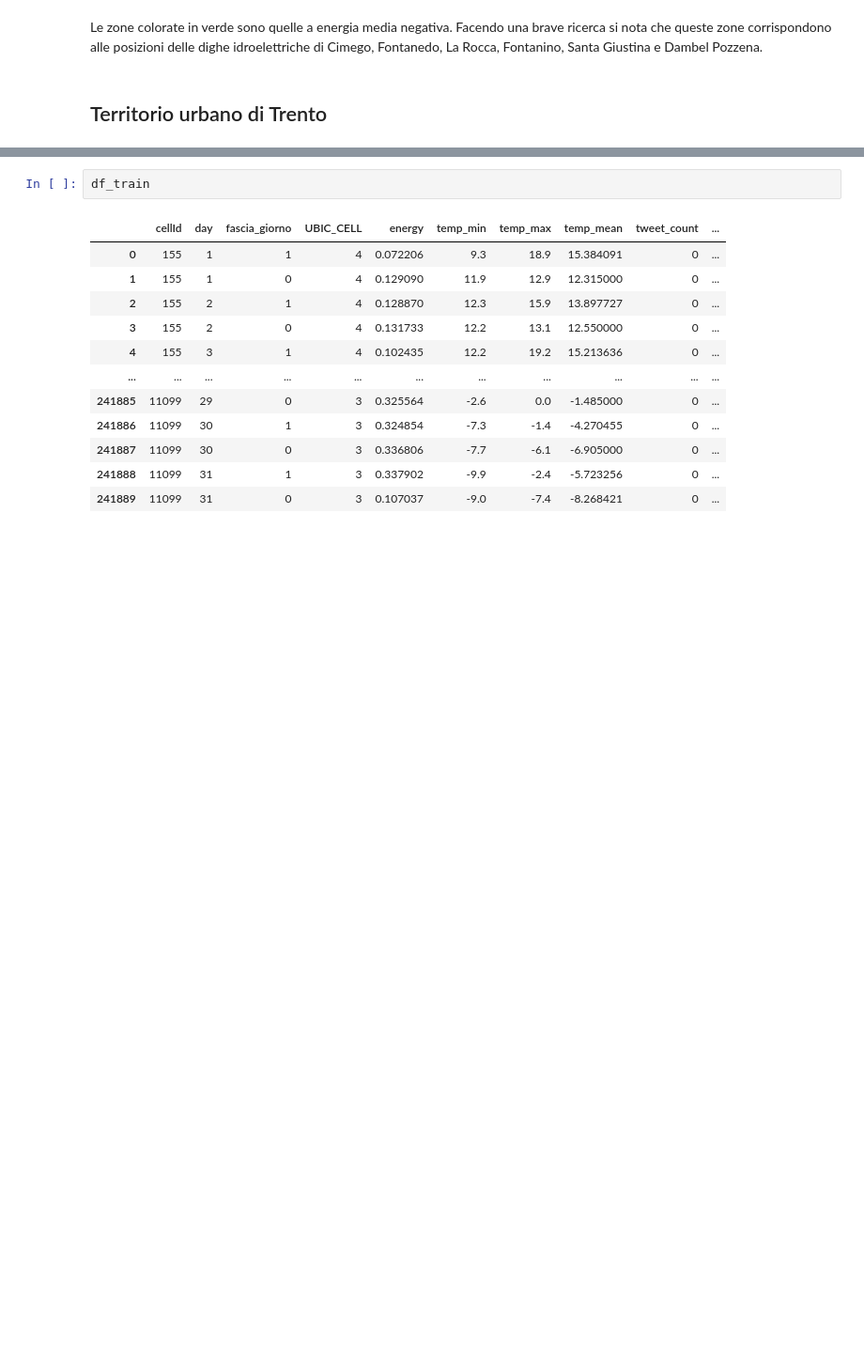
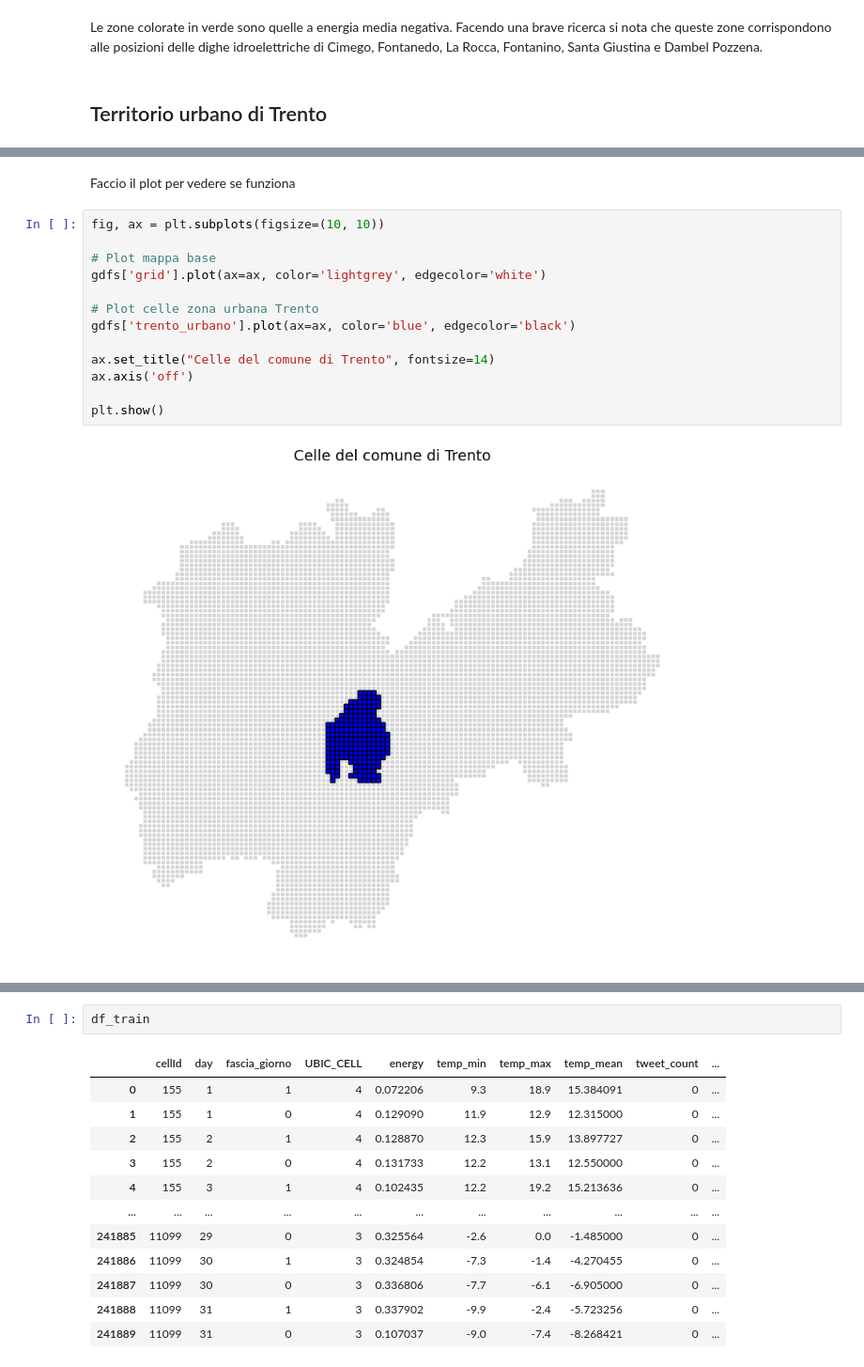
Before and after one commit to alessandro-turino/Data_science_project_UniTn, a Jupyter notebook: ProjectEDA.ipynb, the cells around one changed output, grey strips where cells are left out. Shown at 94% size. Drawn from its saved outputs; the diff is of its cells as text; blank space fills up the shorter version.

```diff
--- a/ProjectEDA.ipynb
+++ b/ProjectEDA.ipynb
@@ -1280,3 +1280,20 @@ gdfs['trento_urbano'] = trento_cells
+# %% [markdown]
+Faccio il plot per vedere se funziona
+# %%
+fig, ax = plt.subplots(figsize=(10, 10))
+
+# Plot mappa base
+gdfs['grid'].plot(ax=ax, color='lightgrey', edgecolor='white')
+
+# Plot celle zona urbana Trento
+gdfs['trento_urbano'].plot(ax=ax, color='blue', edgecolor='black')
+
+ax.set_title("Celle del comune di Trento", fontsize=14)
+ax.axis('off')
+
+plt.show()
+# %% [output]
+[figure, added]
 # %%
 gdfs['trento_urbano'].shape
 # %% [output]
```
Also changed, not shown: parts of 8 cells of this notebook, 1 other file.
